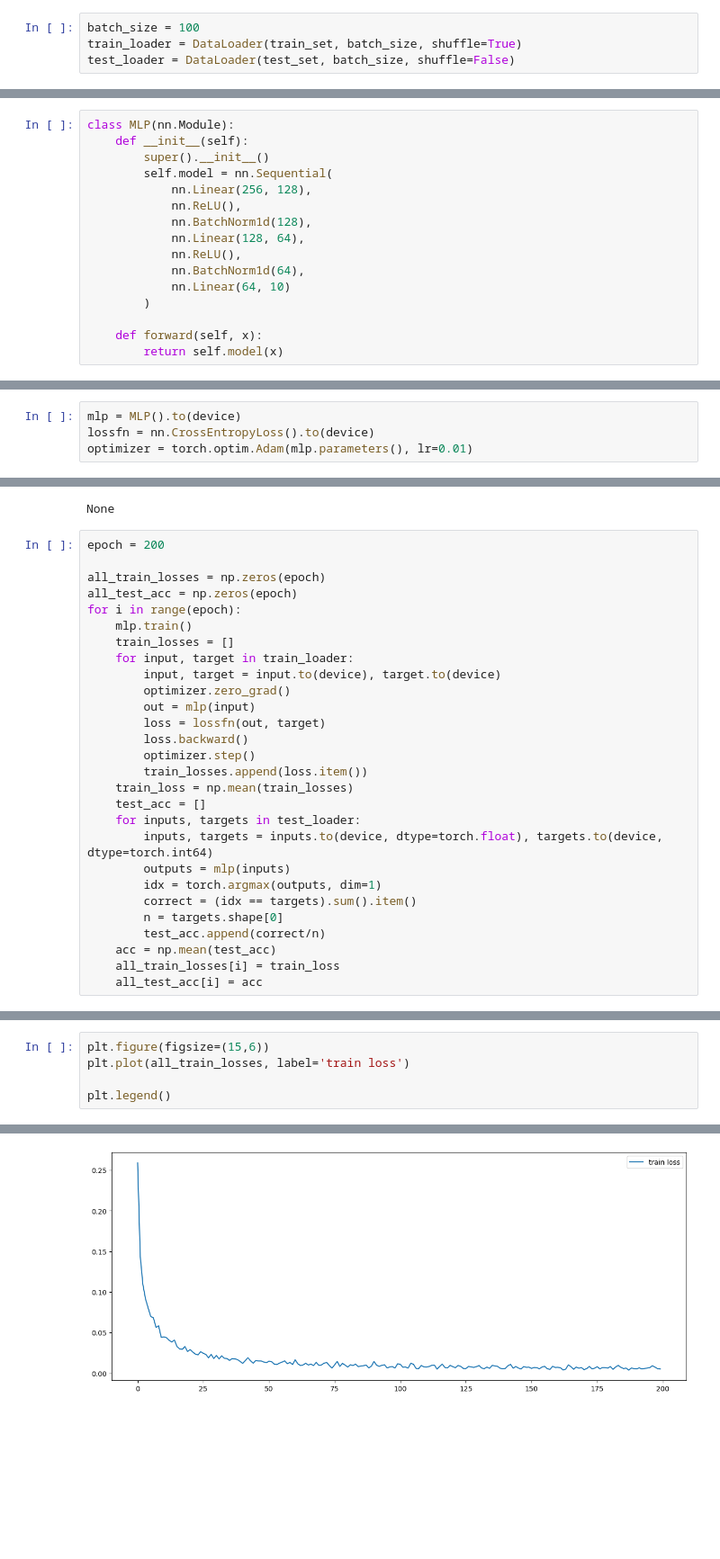
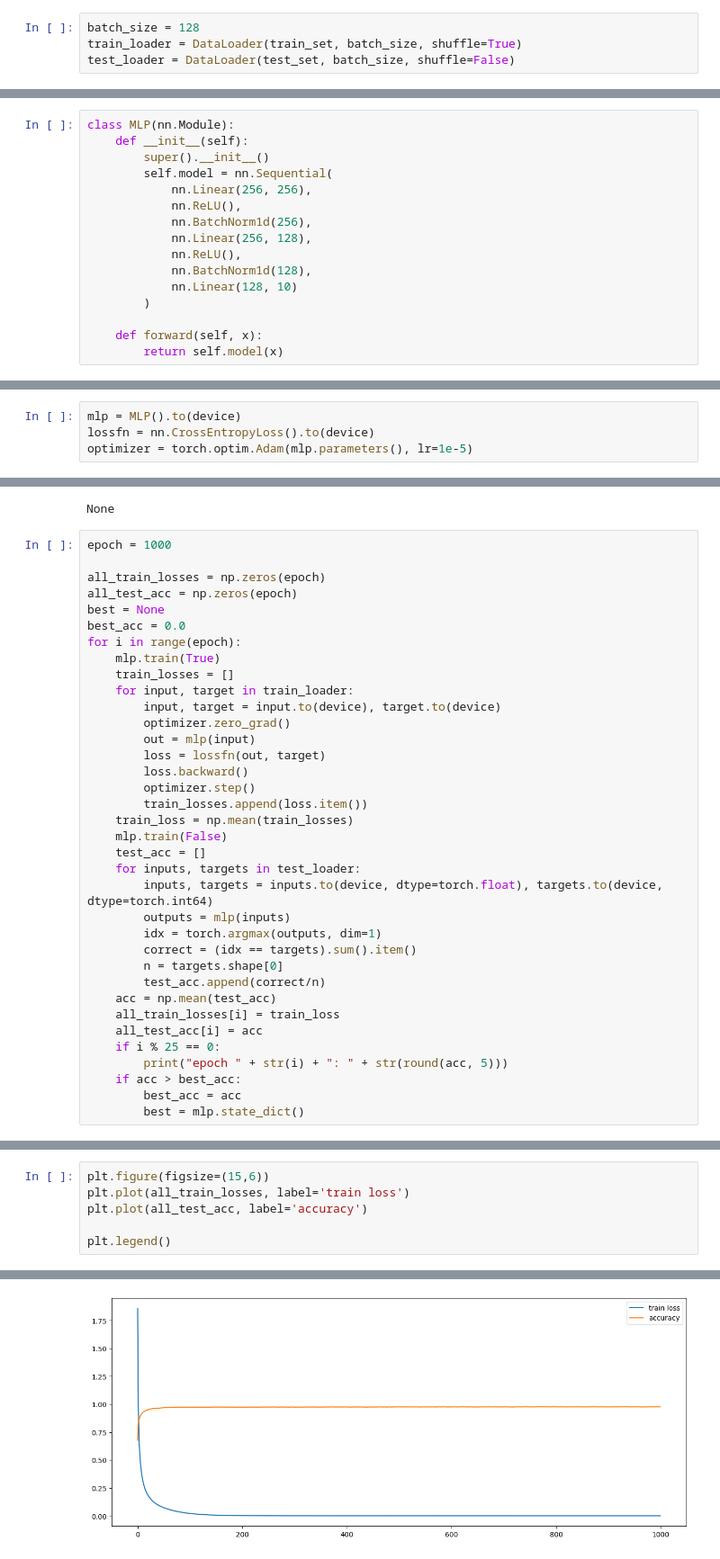
Before and after one commit to manipEgo/CS303-AI_Project-Trajectory-Planning, a Jupyter notebook: train_lzc.ipynb, the cells around one changed output, grey strips where cells are left out. Shown at 90% size. Cells and saved outputs as stored; diff of their text form; blank space fills up the shorter version.

```diff
--- a/train_lzc.ipynb
+++ b/train_lzc.ipynb
@@ -14,5 +14,5 @@ train_set, test_set = random_split(data, [45000, 15000])
 # %%
-batch_size = 100
+batch_size = 128
 train_loader = DataLoader(train_set, batch_size, shuffle=True)
 test_loader = DataLoader(test_set, batch_size, shuffle=False)
 # %% [markdown]
@@ -22,13 +22,13 @@ class MLP(nn.Module):
     def __init__(self):
         super().__init__()
         self.model = nn.Sequential(
+            nn.Linear(256, 256),
+            nn.ReLU(),
+            nn.BatchNorm1d(256),
             nn.Linear(256, 128),
             nn.ReLU(),
             nn.BatchNorm1d(128),
-            nn.Linear(128, 64),
-            nn.ReLU(),
-            nn.BatchNorm1d(64),
-            nn.Linear(64, 10)
+            nn.Linear(128, 10)
         )
 
     def forward(self, x):
@@ -49,7 +49,7 @@ print(torch.__version__)
 # %%
 mlp = MLP().to(device)
 lossfn = nn.CrossEntropyLoss().to(device)
-optimizer = torch.optim.Adam(mlp.parameters(), lr=0.01)
+optimizer = torch.optim.Adam(mlp.parameters(), lr=1e-5)
 # %%
 torch.__version__
 # %% [output]
@@ -59,12 +59,14 @@ print(torch.version.cuda)
 # %% [output]
 None
 # %%
-epoch = 200
+epoch = 1000
 
 all_train_losses = np.zeros(epoch)
 all_test_acc = np.zeros(epoch)
+best = None
+best_acc = 0.0
 for i in range(epoch):
-    mlp.train()
+    mlp.train(True)
     train_losses = []
     for input, target in train_loader:
         input, target = input.to(device), target.to(device)
@@ -75,6 +77,7 @@ for i in range(epoch):
         optimizer.step()
         train_losses.append(loss.item())
     train_loss = np.mean(train_losses)
+    mlp.train(False)
     test_acc = []
     for inputs, targets in test_loader:
         inputs, targets = inputs.to(device, dtype=torch.float), targets.to(device, dtype=torch.int64)
@@ -86,3 +89,8 @@ for i in range(epoch):
     acc = np.mean(test_acc)
     all_train_losses[i] = train_loss
     all_test_acc[i] = acc
+    if i % 25 == 0:
+        print("epoch " + str(i) + ": " + str(round(acc, 5)))
+    if acc > best_acc:
+        best_acc = acc
+        best = mlp.state_dict()
@@ -91,11 +120,12 @@ torch.save(mlp.state_dict(), 'model.pth')
 # %%
 plt.figure(figsize=(15,6))
 plt.plot(all_train_losses, label='train loss')
+plt.plot(all_test_acc, label='accuracy')
 
 plt.legend()
 # %% [output]
 <matplotlib.legend.Legend at 0x...>
-[figure, old version]
+[figure, new version]
 # %%
 plt.figure(figsize=(15,6))
 plt.plot(all_test_acc, label='accuracy')
```
Also changed, not shown: parts of 5 cells of this notebook, 3 other files.
